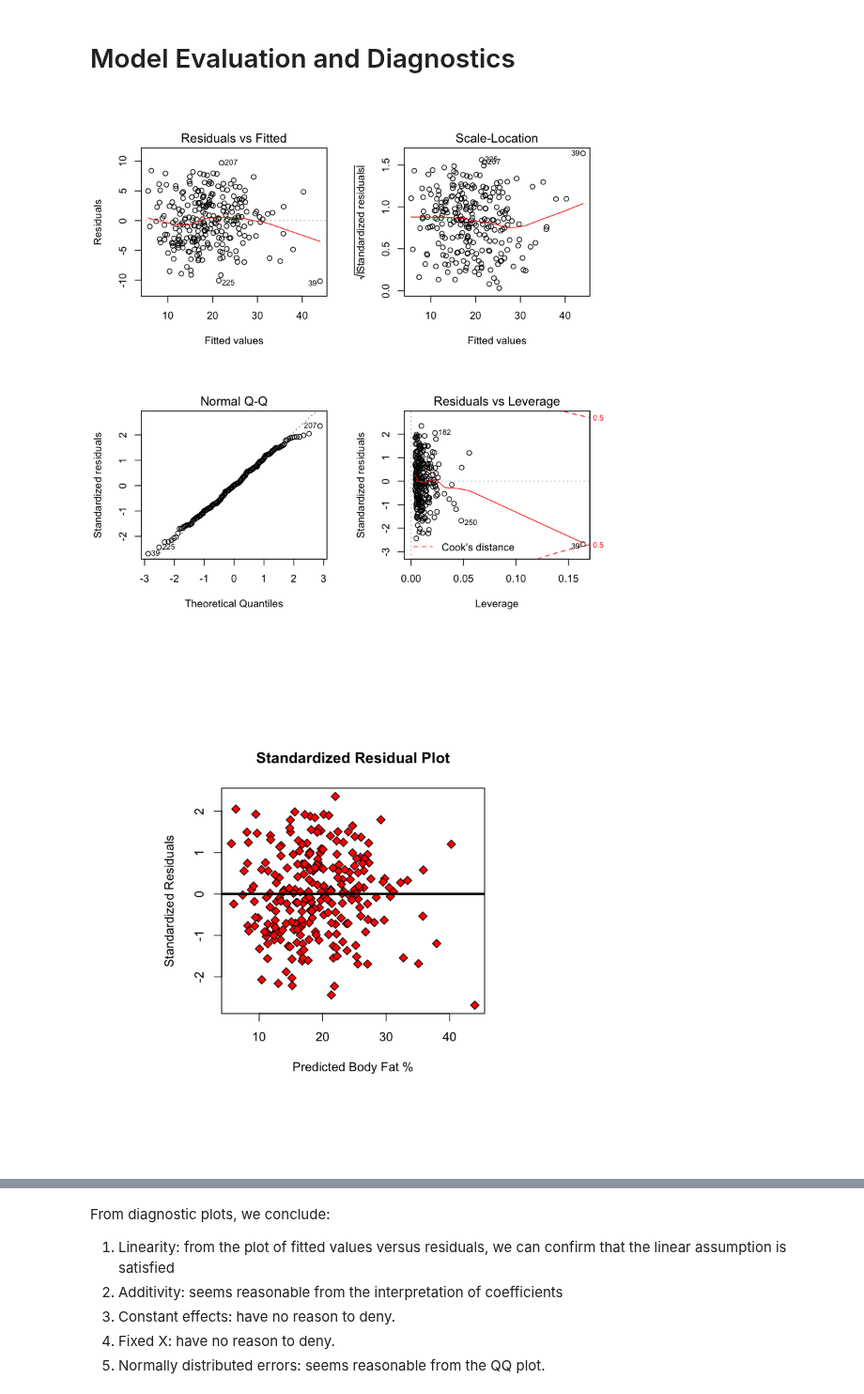
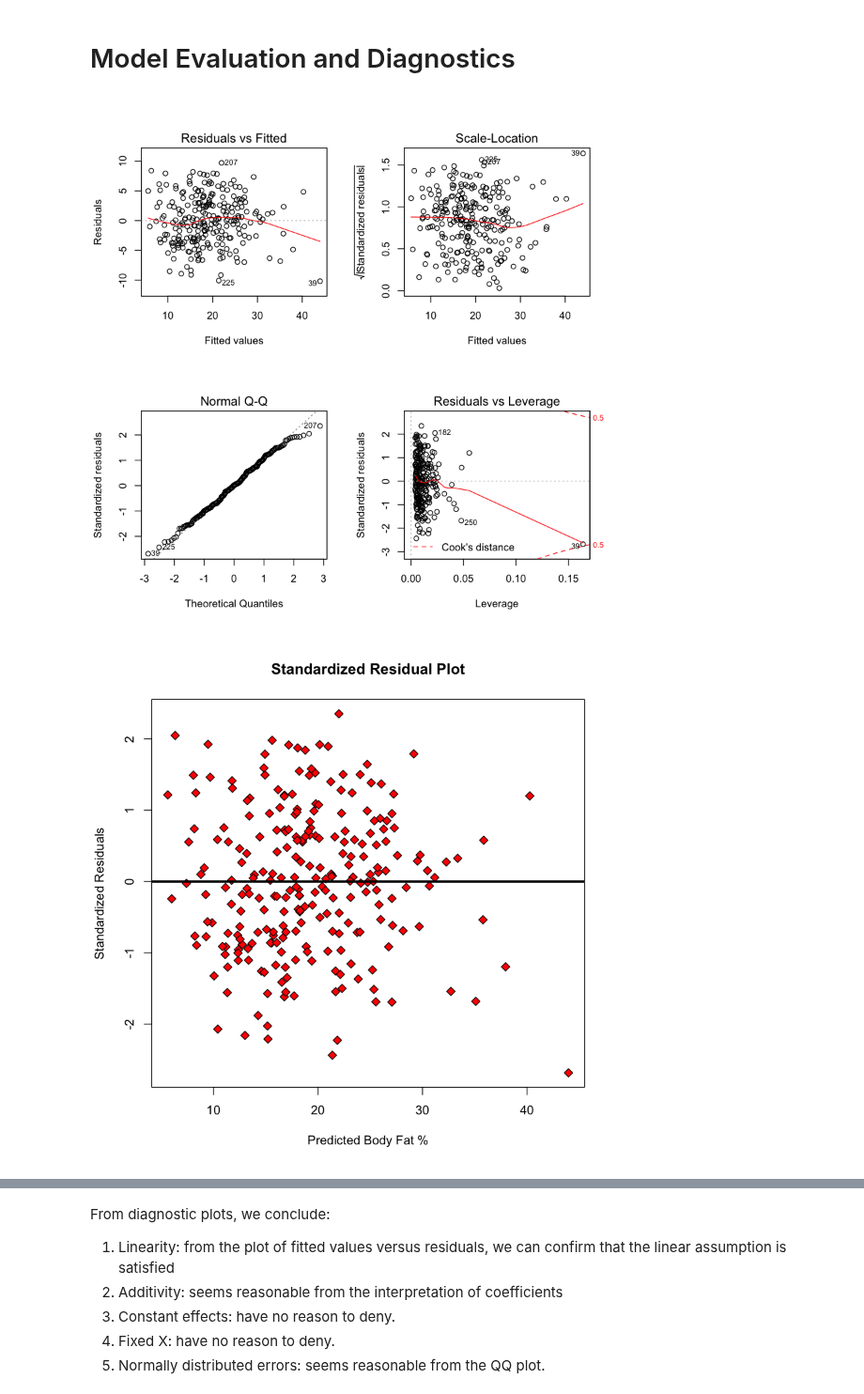
Before and after one commit to LuChen525/stat628-module1, a Jupyter notebook: Executive-Summary.ipynb, the cells around one changed output, grey strips where cells are left out. Shown at 94% size. Saved outputs shown, nothing was run; the diff lists cells and outputs as text; code cells hidden in the pictures.

```diff
--- a/Executive-Summary.ipynb
+++ b/Executive-Summary.ipynb
@@ -465,20 +403,16 @@ round(predict(bodyfat.model,newdata=data.frame(ABDOMEN=84, WEIGHT=173),interval=
 # %% [markdown]
 # Model Evaluation and Diagnostics
 # %%
-####################################
-# Model Evaluation and Diagnostics #
-####################################
-
 # Model diagnostic plots
-layout(matrix(c(1,2,3,4), nrow = 2))
+layout(matrix(c(1, 2, 3, 4), nrow = 2))
 plot(bodyfat.model)
 layout(1)
-par(pin=c(3.5,3))
-plot(predict(bodyfat.model),rstandard(bodyfat.model),pch=23,bg="red",cex=1.2,
-    xlab="Predicted Body Fat %", ylab="Standardized Residuals",main="Standardized Residual Plot")
-abline(a=0,b=0,col="black",lwd=3)
+plot(predict(bodyfat.model), rstandard(bodyfat.model), pch = 23, bg = "red",
+     cex = 1.2, xlab = "Predicted Body Fat %", ylab = "Standardized Residuals",
+     main = "Standardized Residual Plot")
+abline(a = 0, b = 0, col = "black", lwd = 3)
 # %% [output]
 [figure]
-[figure, old version]
+[figure, new version]
 # %%
 # Multicolinearity
```
Also changed, not shown: parts of 24 cells of this notebook, 2 other files.
